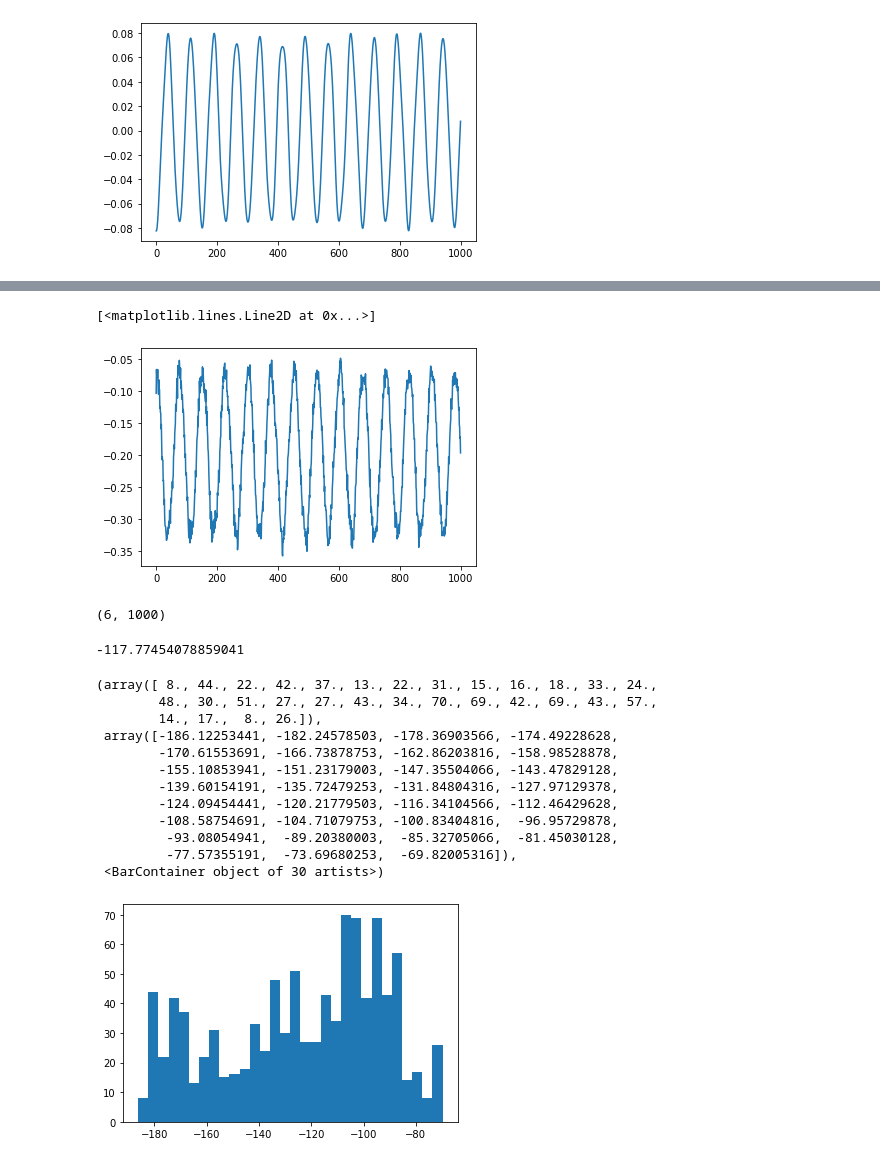
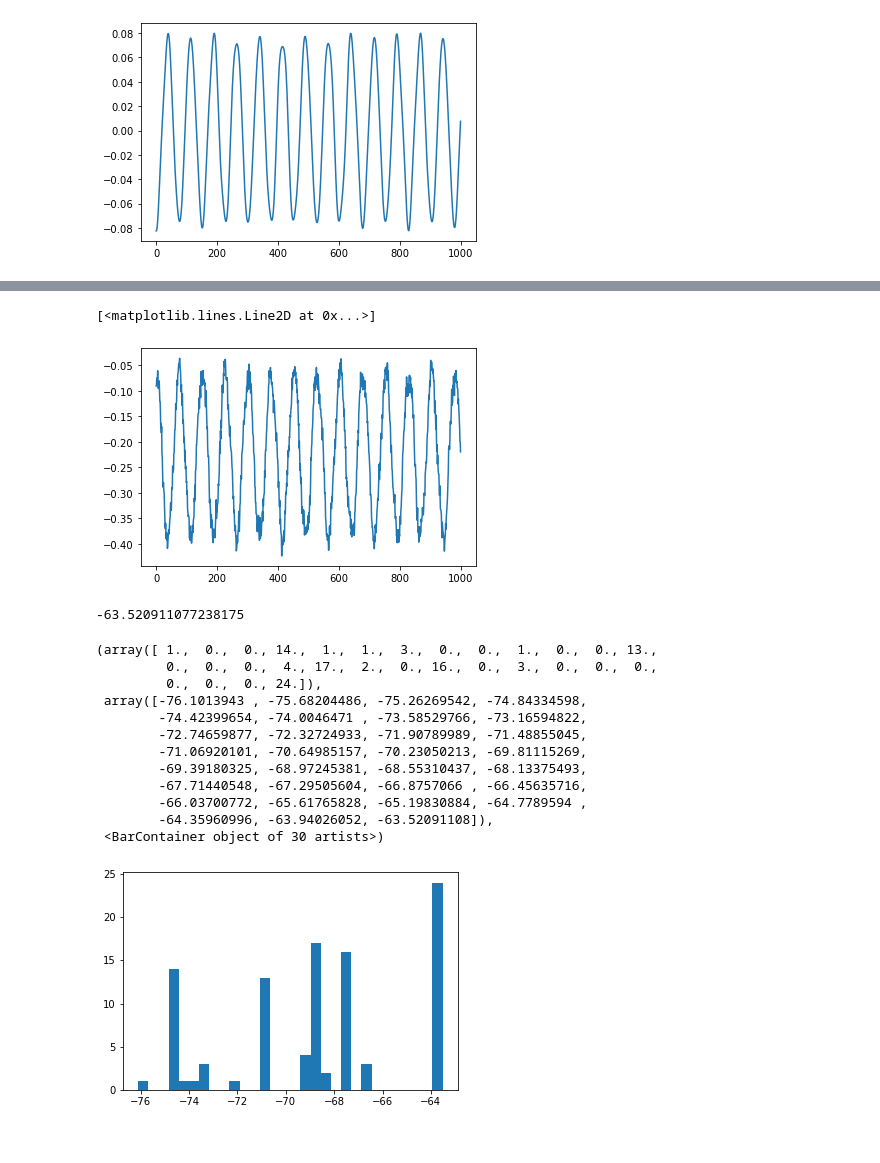
Before and after one commit to ks976/IIB_project, a Jupyter notebook: main.ipynb, the cells around one changed output, grey strips where cells are left out. Cells and saved outputs as stored; diff of their text form; code cells hidden in the pictures.

```diff
--- a/main.ipynb
+++ b/main.ipynb
@@ -207,5 +207,17 @@ plt.plot(a[1,:])
 # %% [output]
 [<matplotlib.lines.Line2D at 0x...>]
 [figure]
+# %%
+deltaT = 0.001
+T = 1000
+
+a = np.zeros((len(UA),1))
+a[:,0] = np.transpose(UA)
+a_dot = np.zeros((len(UA),1))
+a_ddot = -np.dot(np.dot(np.linalg.inv(MAA), KAA), a)
+f = np.zeros((len(PA),T))
+f[:,0] = np.transpose(PA)
+
+a, a_dot, a_ddot = Newmark_Beta(MAA, KAA, f, a, a_dot, a_ddot, deltaT, T)
 # %%
 data = generate_pseudo_data(a, T, 0.1)
@@ -355,37 +339,33 @@ plt.plot(f[1,:])
 # %%
-data = generate_pseudo_data(a, T-1, 0.1)
+data = generate_pseudo_data(a, T, 0.1)
 # %%
 plt.plot(data[1,:])
 # %% [output]
 [<matplotlib.lines.Line2D at 0x...>]
-[figure, old version]
+[figure, new version]
-# %%
-print(np.shape(data))
-# %% [output]
-(6, 1000)
 # %%
 x = np.zeros((3*len(UA),1))
 x[0:6,0] = np.transpose(UA)
-param, energy_list, X = Metropolis_Hasting(A, B, H, x, random_force, data, 1, 1, 1, -80, 10, 5, T, 1000)
+param, energy_list, X = Metropolis_Hasting(A, B, H, x, random_force, data, 1, 1, 1, -80, 10, 5, T, 100)
 index = np.argmin(energy_list)
 mean_MAP = param[index]
 print(mean_MAP)
 plt.hist(param, bins=30)
 # %% [output]
--117.77454078859041
+-63.520911077238175
-(array([ 8., 44., 22., 42., 37., 13., 22., 31., 15., 16., 18., 33., 24.,
-        48., 30., 51., 27., 27., 43., 34., 70., 69., 42., 69., 43., 57.,
-        14., 17.,  8., 26.]),
- array([-186.12253441, -182.24578503, -178.36903566, -174.49228628,
-        -170.61553691, -166.73878753, -162.86203816, -158.98528878,
-        -155.10853941, -151.23179003, -147.35504066, -143.47829128,
-        -139.60154191, -135.72479253, -131.84804316, -127.97129378,
-        -124.09454441, -120.21779503, -116.34104566, -112.46429628,
-        -108.58754691, -104.71079753, -100.83404816,  -96.95729878,
-         -93.08054941,  -89.20380003,  -85.32705066,  -81.45030128,
-         -77.57355191,  -73.69680253,  -69.82005316]),
+(array([ 1.,  0.,  0., 14.,  1.,  1.,  3.,  0.,  0.,  1.,  0.,  0., 13.,
+         0.,  0.,  0.,  4., 17.,  2.,  0., 16.,  0.,  3.,  0.,  0.,  0.,
+         0.,  0.,  0., 24.]),
+ array([-76.1013943 , -75.68204486, -75.26269542, -74.84334598,
+        -74.42399654, -74.0046471 , -73.58529766, -73.16594822,
+        -72.74659877, -72.32724933, -71.90789989, -71.48855045,
+        -71.06920101, -70.64985157, -70.23050213, -69.81115269,
+        -69.39180325, -68.97245381, -68.55310437, -68.13375493,
+        -67.71440548, -67.29505604, -66.8757066 , -66.45635716,
+        -66.03700772, -65.61765828, -65.19830884, -64.7789594 ,
+        -64.35960996, -63.94026052, -63.52091108]),
  <BarContainer object of 30 artists>)
-[figure, old version]
+[figure, new version]
 # %%
 plt.plot(param)
 # %% [output]
```
Also changed, not shown: parts of 17 cells of this notebook.
